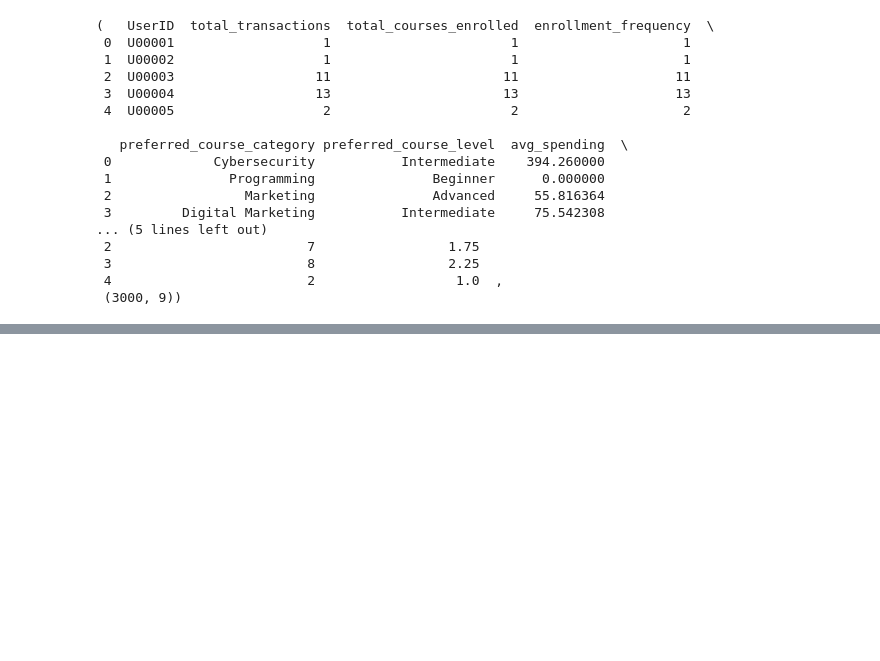
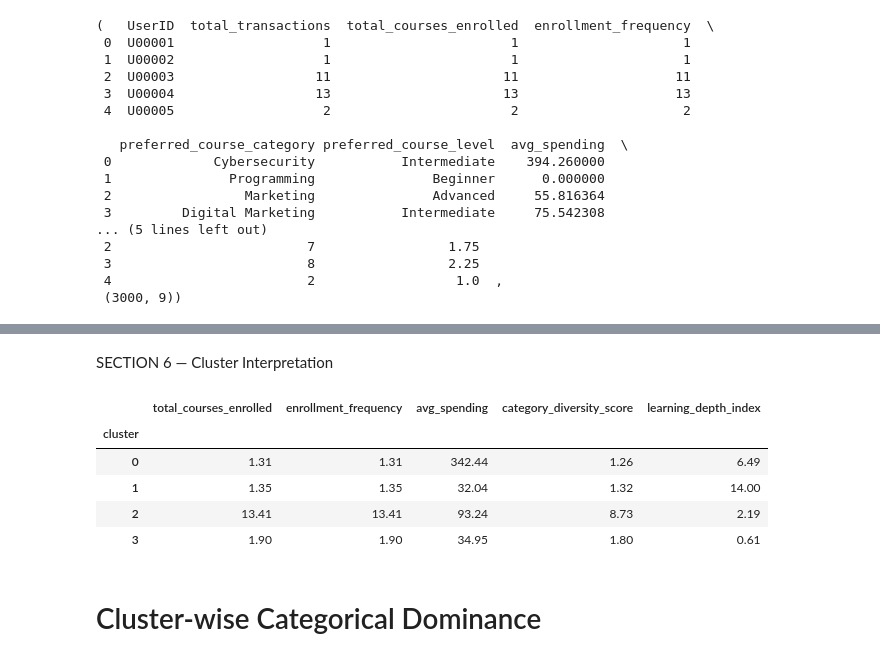
Before and after one commit to Komu12ee/EduPro, a Jupyter notebook: notebook.ipynb, the cells around one changed output, grey strips where cells are left out. Cells and saved outputs as stored; diff of their text form; code cells hidden in the pictures; blank space fills up the shorter version.

```diff
--- a/notebook.ipynb
+++ b/notebook.ipynb
@@ -536,0 +718,2 @@ learner_features.head(), learner_features.shape
+# %% [markdown]
+SECTION 6 — Cluster Interpretation
@@ -536,0 +722,28 @@ learner_features.head(), learner_features.shape
+# %%
+# Step 6.1: Cluster-wise numerical feature profiling
+
+numerical_features = [
+    "total_courses_enrolled",
+    "enrollment_frequency",
+    "avg_spending",
+    "category_diversity_score",
+    "learning_depth_index"
+]
+
+cluster_numerical_profile = (
+    learner_features
+    .groupby("cluster")[numerical_features]
+    .mean()
+    .round(2)
+)
+
+cluster_numerical_profile
+# %% [output]
+|  | total_courses_enrolled | enrollment_frequency | avg_spending | category_diversity_score | learning_depth_index |
+| cluster |  |  |  |  |  |
+| 0 | 1.31 | 1.31 | 342.44 | 1.26 | 6.49 |
+| 1 | 1.35 | 1.35 | 32.04 | 1.32 | 14.00 |
+| 2 | 13.41 | 13.41 | 93.24 | 8.73 | 2.19 |
+| 3 | 1.90 | 1.90 | 34.95 | 1.80 | 0.61 |
+# %% [markdown]
+# Cluster-wise Categorical Dominance
```
Also changed, not shown: parts of 34 cells of this notebook.
